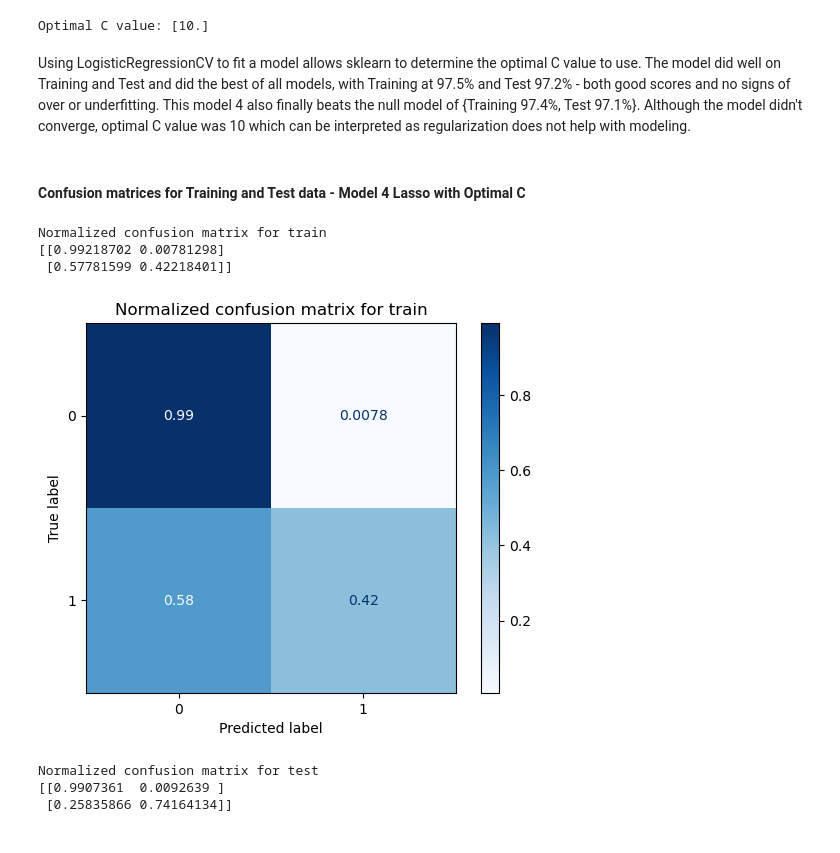
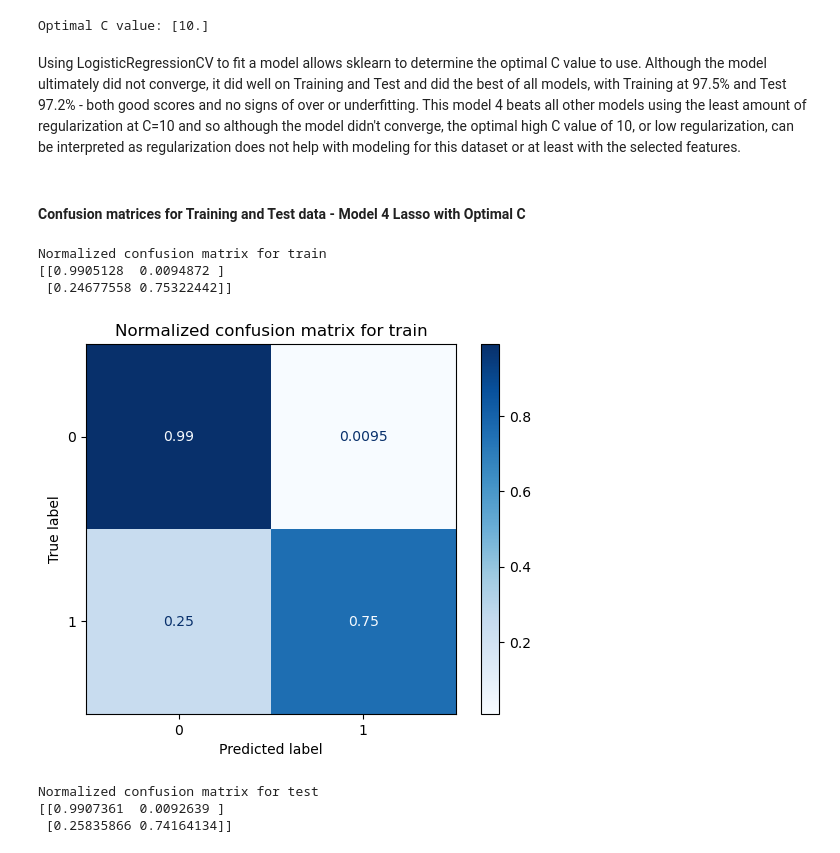
Before and after one commit to JulesU/hw1_sklearn, a Jupyter notebook: hw1_sklearn_jurbano.ipynb, the cells around one changed output. Cells and saved outputs as stored; diff of their text form; code cells hidden in the pictures.

```diff
--- a/hw1_sklearn_jurbano.ipynb
+++ b/hw1_sklearn_jurbano.ipynb
@@ -658,32 +656,32 @@ print("Optimal C value:", clf_model_4.C_)
 # %% [output]
 Optimal C value: [10.]
 # %% [markdown]
-Using LogisticRegressionCV to fit a model allows sklearn to determine the optimal C value to use. The model did well on Training and Test and did the best of all models, with Training at 97.5% and Test 97.2% - both good scores and no signs of over or underfitting. This model 4 also finally beats the null model of {Training 97.4%, Test 97.1%}. Although the model didn't converge, optimal C value was 10 which can be interpreted as regularization does not help with modeling.
+Using LogisticRegressionCV to fit a model allows sklearn to determine the optimal C value to use. Although the model ultimately did not converge, it did well on Training and Test and did the best of all models, with Training at 97.5% and Test 97.2% - both good scores and no signs of over or underfitting. This model 4 beats all other models using the least amount of regularization at C=10 and so although the model didn't converge, the optimal high C value of 10, or low regularization, can be interpreted as regularization does not help with modeling for this dataset or at least with the selected features.
 # %% [markdown]
 #### Confusion matrices for Training and Test data - Model 4 Lasso with Optimal C
 # %%
 # Confusion Matrix for Training
 #titles_options = [("Confusion matrix for train, without normalization-Lasso", None),
 #                  ("Normalized confusion matrix for train", 'true')]
 title = "Normalized confusion matrix for train"
 #class_names = clf_m3['classifier'].classes_
 
 #for title, normalize in titles_options:
-disp = ConfusionMatrixDisplay.from_estimator(clf_m3, X_train, y_train,
+disp = ConfusionMatrixDisplay.from_estimator(clf_m4, X_train, y_train,
                                  display_labels=class_names,
                                  cmap=plt.cm.Blues,
                                  normalize=normalize)
 disp.ax_.set_title(title)
 
 print(title)
 print(disp.confusion_matrix)
 
 plt.show()
 # %% [output]
 Normalized confusion matrix for train
-[[0.99218702 0.00781298]
- [0.57781599 0.42218401]]
+[[0.9905128  0.0094872 ]
+ [0.24677558 0.75322442]]
-[figure, old version]
+[figure, new version]
 # %%
 #titles_options = [("Confusion matrix for test, without normalization", None),
 #                  ("Normalized confusion matrix for test", 'true')]
```
Also changed, not shown: parts of 32 cells of this notebook, 6 other files.
